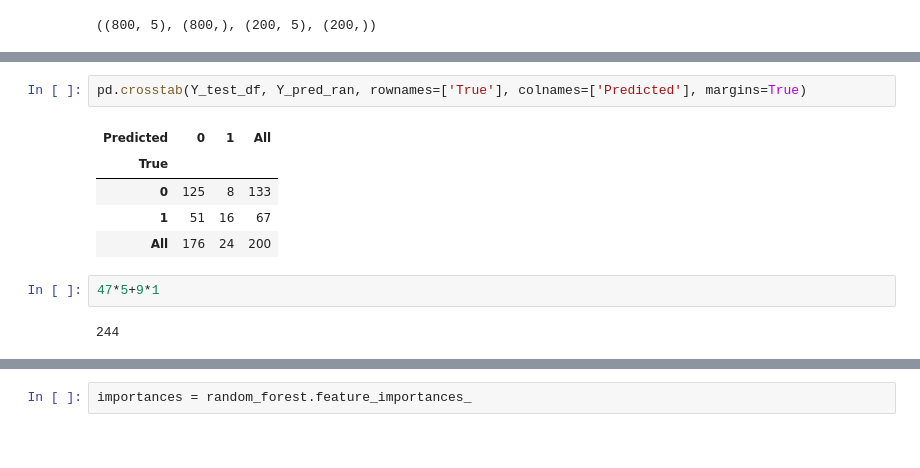
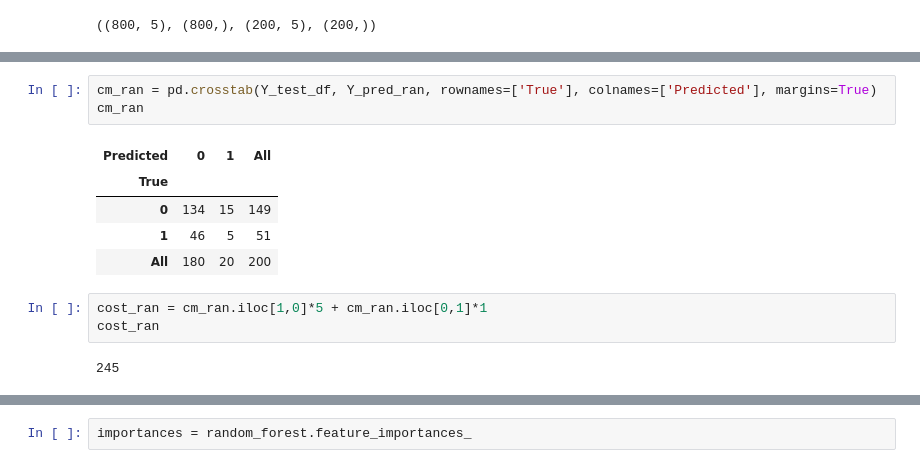
Before and after one commit to vermakanksha/project, a Jupyter notebook: credit_fraud_analysis.ipynb, the cells around one changed output, grey strips where cells are left out. Saved outputs shown, nothing was run; the diff lists cells and outputs as text.

```diff
--- a/credit_fraud_analysis.ipynb
+++ b/credit_fraud_analysis.ipynb
@@ -804,15 +780,17 @@ print (roc_auc_score(Y_test_df, Y_pred_ran))
 # %%
-pd.crosstab(Y_test_df, Y_pred_ran, rownames=['True'], colnames=['Predicted'], margins=True)
+cm_ran = pd.crosstab(Y_test_df, Y_pred_ran, rownames=['True'], colnames=['Predicted'], margins=True)
+cm_ran
 # %% [output]
 | Predicted | 0 | 1 | All |
 | True |  |  |  |
-| 0 | 125 | 8 | 133 |
-| 1 | 51 | 16 | 67 |
-| All | 176 | 24 | 200 |
+| 0 | 134 | 15 | 149 |
+| 1 | 46 | 5 | 51 |
+| All | 180 | 20 | 200 |
-# %%
-47*5+9*1
-# %% [output]
-244
+# %%
+cost_ran = cm_ran.iloc[1,0]*5 + cm_ran.iloc[0,1]*1
+cost_ran
+# %% [output]
+245
 # %%
 from sklearn.metrics import confusion_matrix
 confusion_matrix = confusion_matrix(Y_test_df,Y_pred_ran)
```
Also changed, not shown: parts of 111 cells of this notebook.
